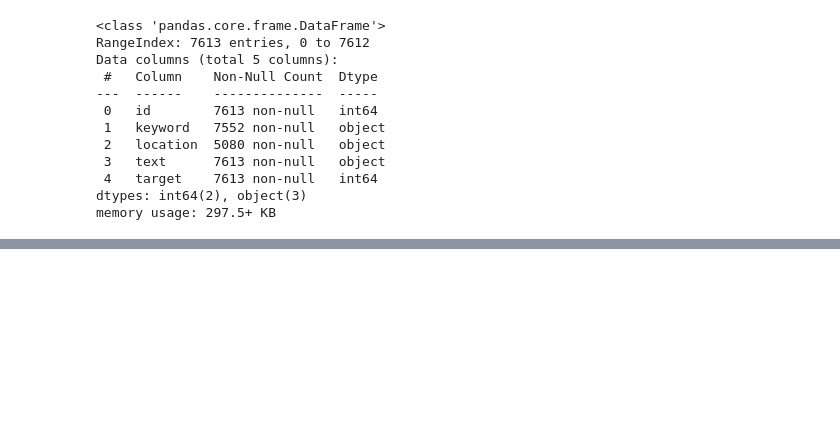
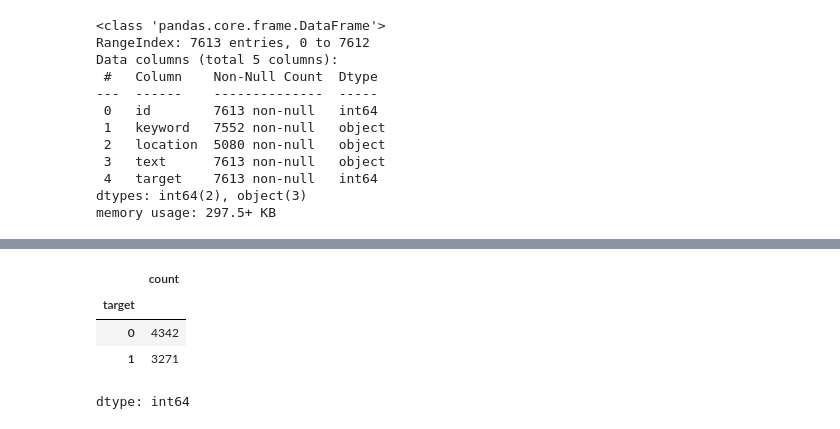
Before and after one commit to bbhargava/Bert_Basic_Movie_review, a Jupyter notebook: Disaster_Tweet_Classification.ipynb, the cells around one changed output, grey strips where cells are left out. Cells and saved outputs as stored; diff of their text form; code cells hidden in the pictures; blank space fills up the shorter version.

```diff
--- a/Disaster_Tweet_Classification.ipynb
+++ b/Disaster_Tweet_Classification.ipynb
@@ -54,0 +68,8 @@ memory usage: 297.5+ KB
+# %%
+tweet['target'].value_counts()
+# %% [output]
+|  | count |
+| target |  |
+| 0 | 4342 |
+| 1 | 3271 |
+dtype: int64
```
Also changed, not shown: parts of 5 cells of this notebook.
